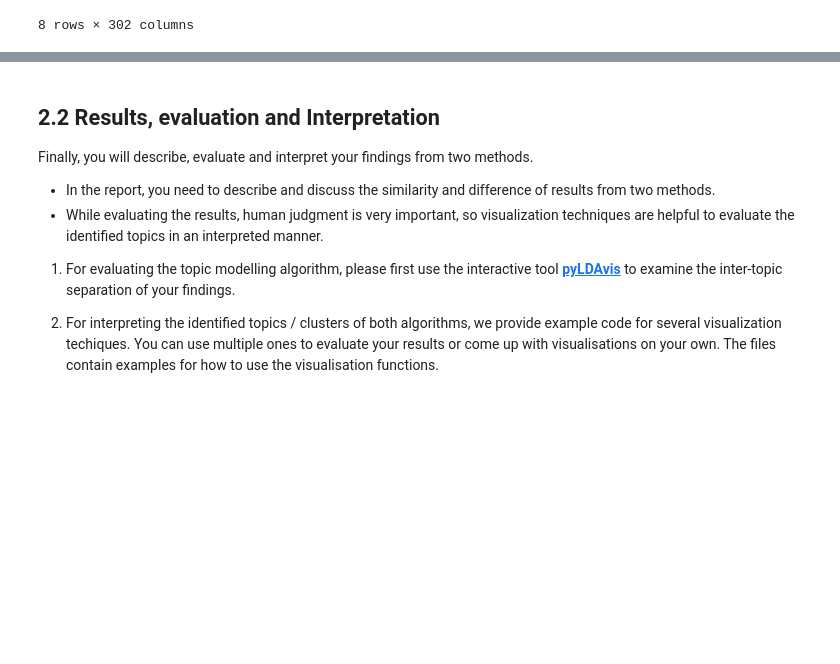
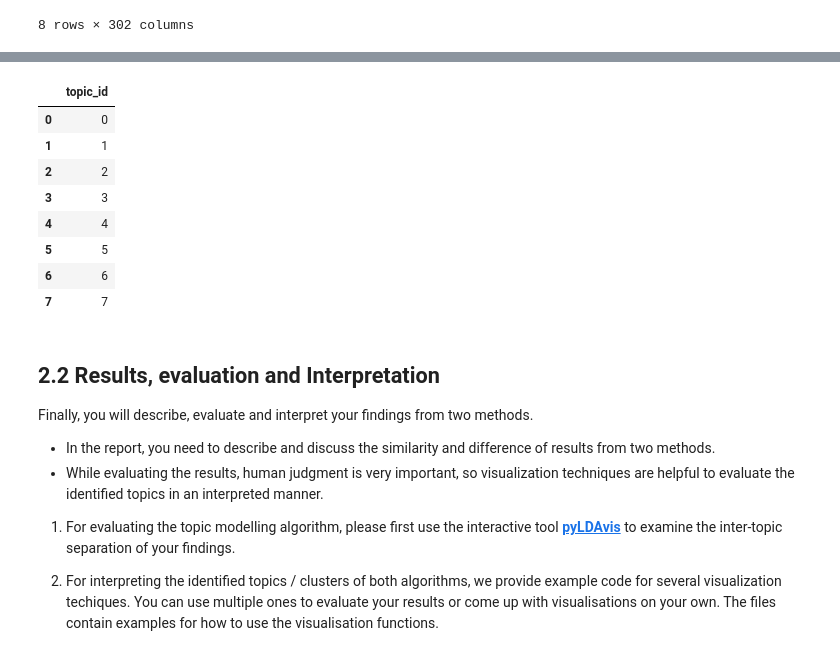
Before and after one commit to MarognaLorenzo/ApplicationOfMachineLearning, a Jupyter notebook: Assignment3/notebooks/Lorenzo.ipynb, the cells around one changed output, grey strips where cells are left out. Drawn from its saved outputs; the diff is of its cells as text; code cells hidden in the pictures; blank space fills up the shorter version.

```diff
--- a/Assignment3/notebooks/Lorenzo.ipynb
+++ b/Assignment3/notebooks/Lorenzo.ipynb
@@ -401,3 +406,16 @@ array(['https', 'zijn', 'lockdown', 'door', 'mensen', 'naar', 'weer',
+# %%
+topic_id = pd.DataFrame(columns=['topic_id'], data=np.arange(0,nested_dictionary.__len__()))
+topic_id
+# %% [output]
+|  | topic_id |
+| 0 | 0 |
+| 1 | 1 |
+| 2 | 2 |
+| 3 | 3 |
+| 4 | 4 |
+| 5 | 5 |
+| 6 | 6 |
+| 7 | 7 |
 # %% [markdown]
  ## 2.2 Results, evaluation and Interpretation
 
```
Also changed, not shown: parts of 10 cells of this notebook.
